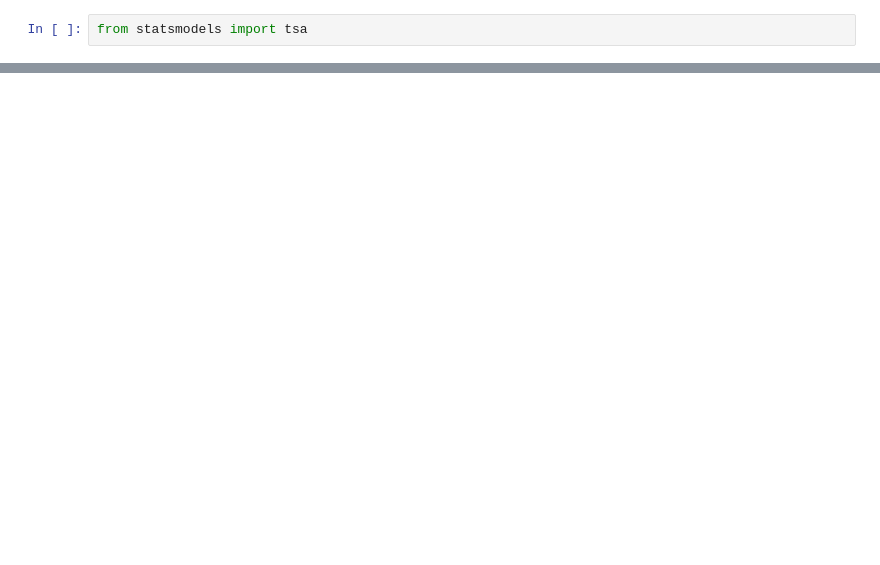
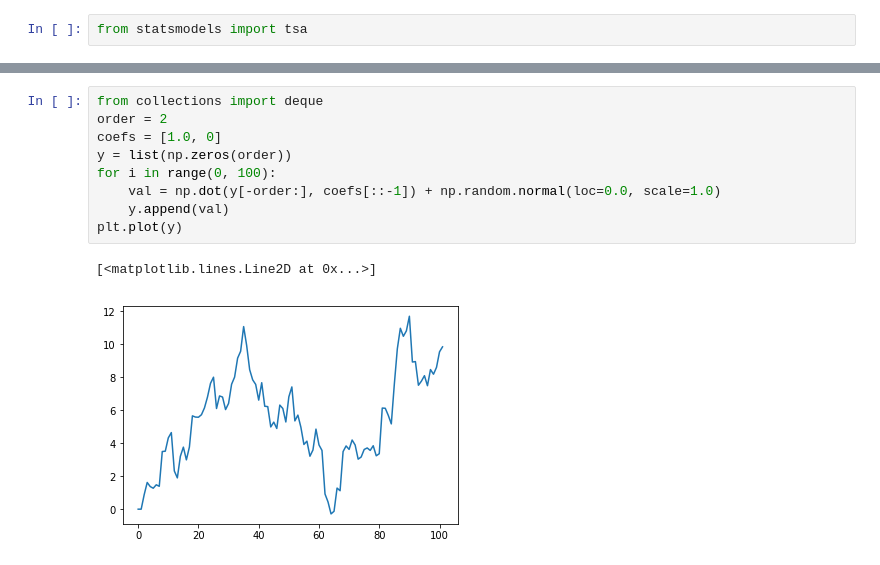
Before and after one commit to SoNicKKK/Splunk, a Jupyter notebook: arima.ipynb, the cells around one changed output, grey strips where cells are left out. Drawn from its saved outputs; the diff is of its cells as text; blank space fills up the shorter version.

```diff
--- a/arima.ipynb
+++ b/arima.ipynb
@@ -65,0 +74,12 @@ plt.plot(x, y)
+# %%
+from collections import deque
+order = 2
+coefs = [1.0, 0]
+y = list(np.zeros(order))
+for i in range(0, 100):
+    val = np.dot(y[-order:], coefs[::-1]) + np.random.normal(loc=0.0, scale=1.0)
+    y.append(val)
+plt.plot(y)
+# %% [output]
+[<matplotlib.lines.Line2D at 0x...>]
+[figure, added]
```
Also changed, not shown: parts of 5 cells of this notebook, 1 other file.
